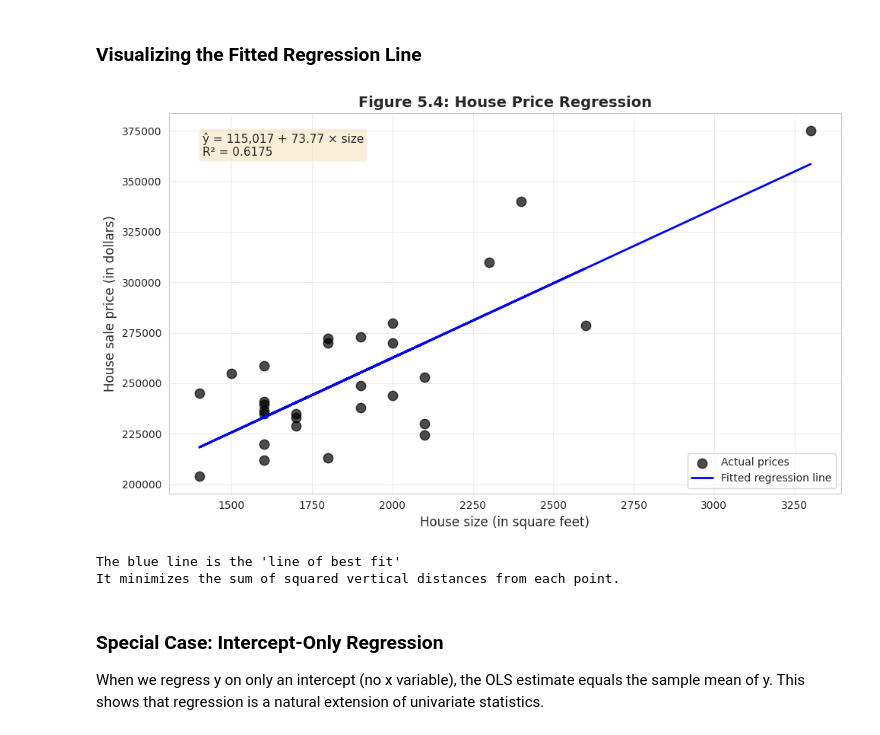
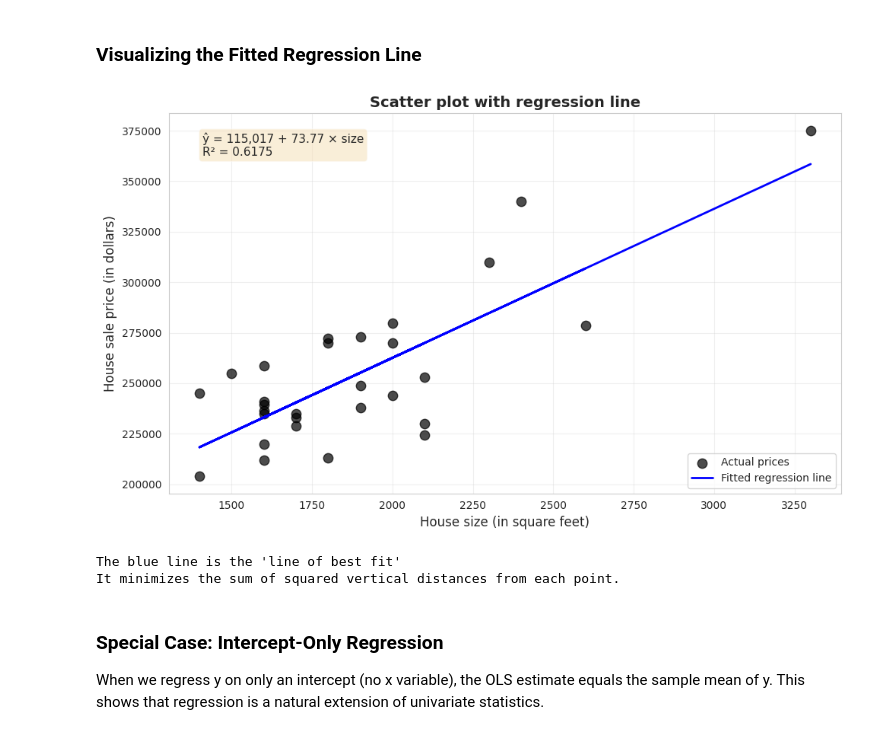
Before and after one commit to quarcs-lab/metricsai, a Jupyter notebook: notebooks_colab/ch05_Bivariate_Data_Summary.ipynb, the cells around one changed output. Cells and saved outputs as stored; diff of their text form; code cells hidden in the pictures.

```diff
--- a/notebooks_colab/ch05_Bivariate_Data_Summary.ipynb
+++ b/notebooks_colab/ch05_Bivariate_Data_Summary.ipynb
@@ -660,32 +652,32 @@ R-squared: 0.6175 (61.75%)
 # %% [markdown]
 ### Visualizing the Fitted Regression Line
 # %%
-# Figure 5.4: Scatter plot with regression line
+# Scatter plot with regression line
 fig, ax = plt.subplots(figsize=(10, 6))
 ax.scatter(size, price, s=80, alpha=0.7, color='black',
            edgecolor='black', label='Actual prices')
 ax.plot(size, model.fittedvalues, color='blue', linewidth=2, label='Fitted regression line')
 
 # Add equation to plot
 equation_text = f'ŷ = {intercept:,.0f} + {slope:.2f} × size\nR² = {r_squared:.4f}'
 ax.text(0.05, 0.95, equation_text,
         transform=ax.transAxes, fontsize=11,
         verticalalignment='top',
         bbox=dict(boxstyle='round', facecolor='wheat', alpha=0.5))
 
 ax.set_xlabel('House size (in square feet)', fontsize=12)
 ax.set_ylabel('House sale price (in dollars)', fontsize=12)
-ax.set_title('Figure 5.4: House Price Regression',
+ax.set_title('Scatter plot with regression line',
              fontsize=14, fontweight='bold')
 ax.legend(loc='lower right')
 ax.grid(True, alpha=0.3)
 plt.tight_layout()
 plt.show()
 
 print("\nThe blue line is the 'line of best fit'")
 print("It minimizes the sum of squared vertical distances from each point.")
 # %% [output]
-[figure, old version]
+[figure, new version]
 The blue line is the 'line of best fit'
 It minimizes the sum of squared vertical distances from each point.
 # %% [markdown]
```
Also changed, not shown: parts of 29 cells of this notebook, 3 other files.
